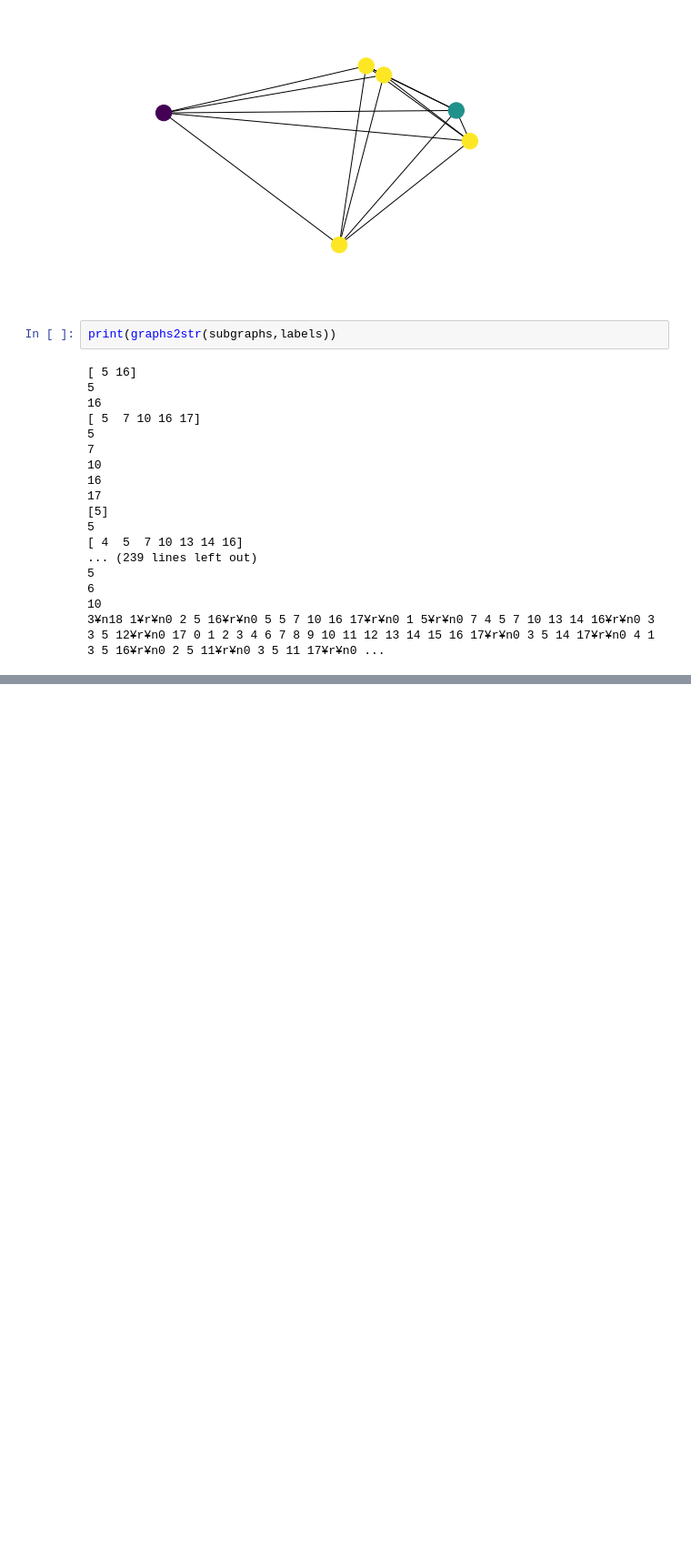
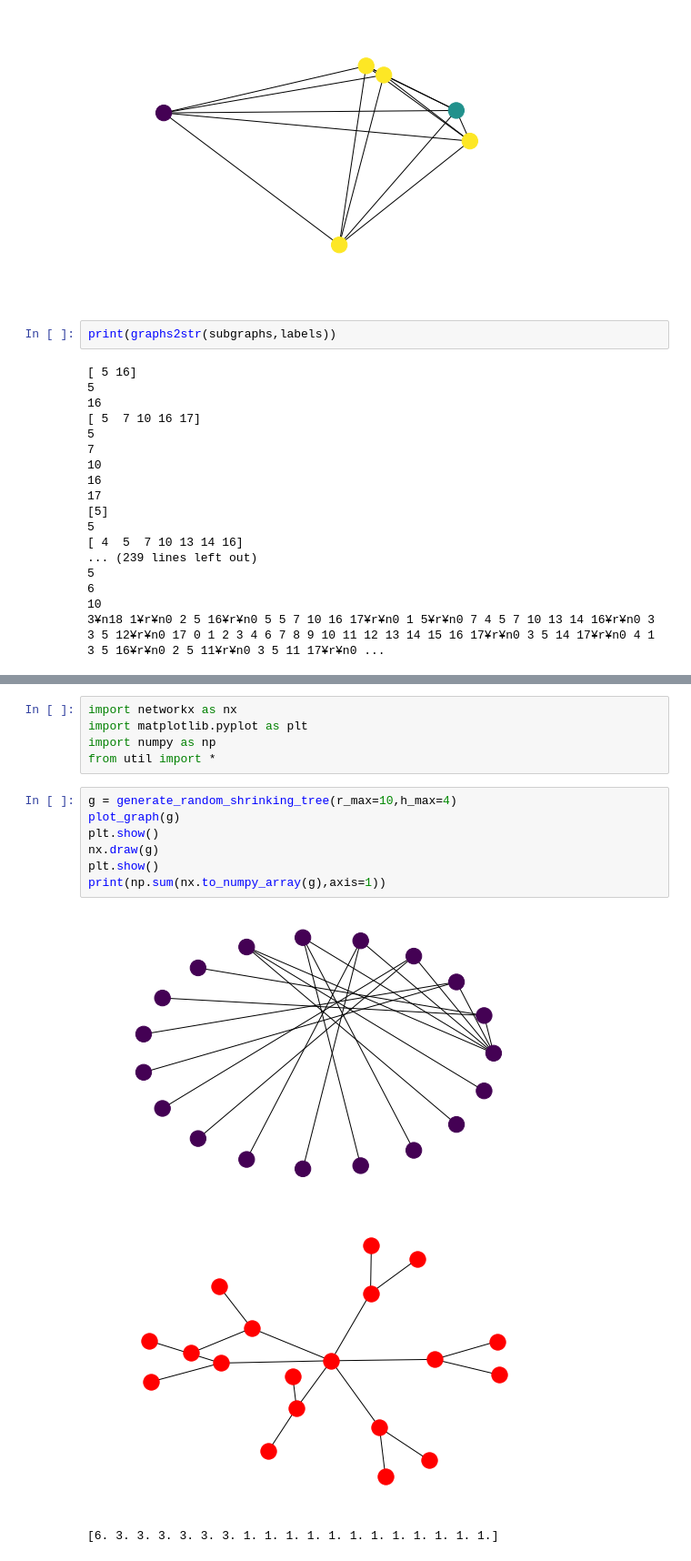
Before and after one commit to silent567/pytorch_DGCNN, a Jupyter notebook: generate_dataset/test.ipynb, the cells around one changed output, grey strips where cells are left out. Shown at 91% size. Cells and saved outputs as stored; diff of their text form; blank space fills up the shorter version.

```diff
--- a/generate_dataset/test.ipynb
+++ b/generate_dataset/test.ipynb
@@ -94,0 +119,16 @@ print(graphs2str(subgraphs,labels))
+# %%
+import networkx as nx
+import matplotlib.pyplot as plt
+import numpy as np
+from util import *
+# %%
+g = generate_random_shrinking_tree(r_max=10,h_max=4)
+plot_graph(g)
+plt.show()
+nx.draw(g)
+plt.show()
+print(np.sum(nx.to_numpy_array(g),axis=1))
+# %% [output]
+[figure, added]
+[figure, added]
+[6. 3. 3. 3. 3. 3. 3. 1. 1. 1. 1. 1. 1. 1. 1. 1. 1. 1. 1.]
```
Also changed, not shown: parts of 7 cells of this notebook, 4 other files.
